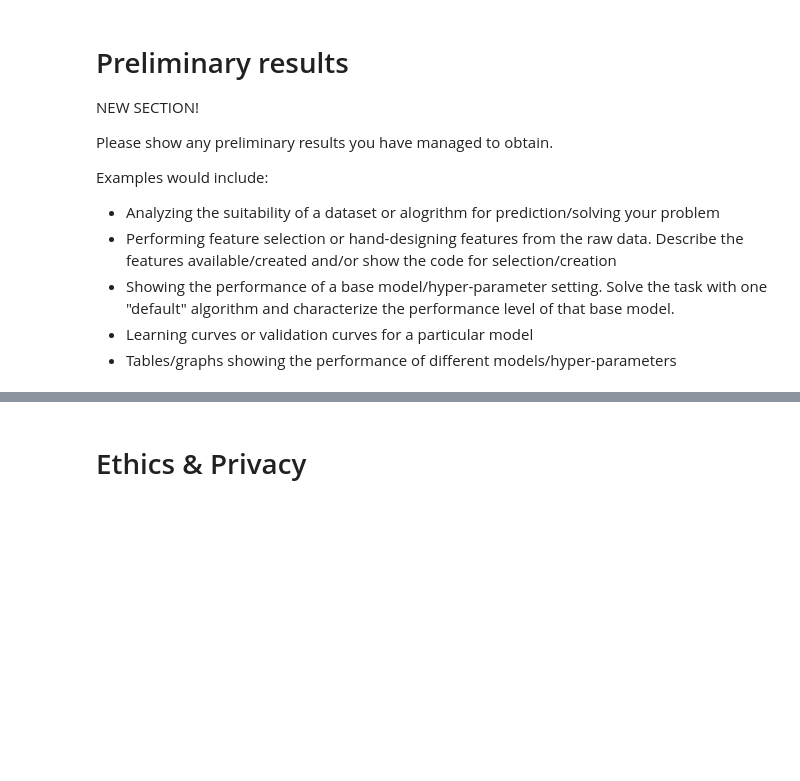
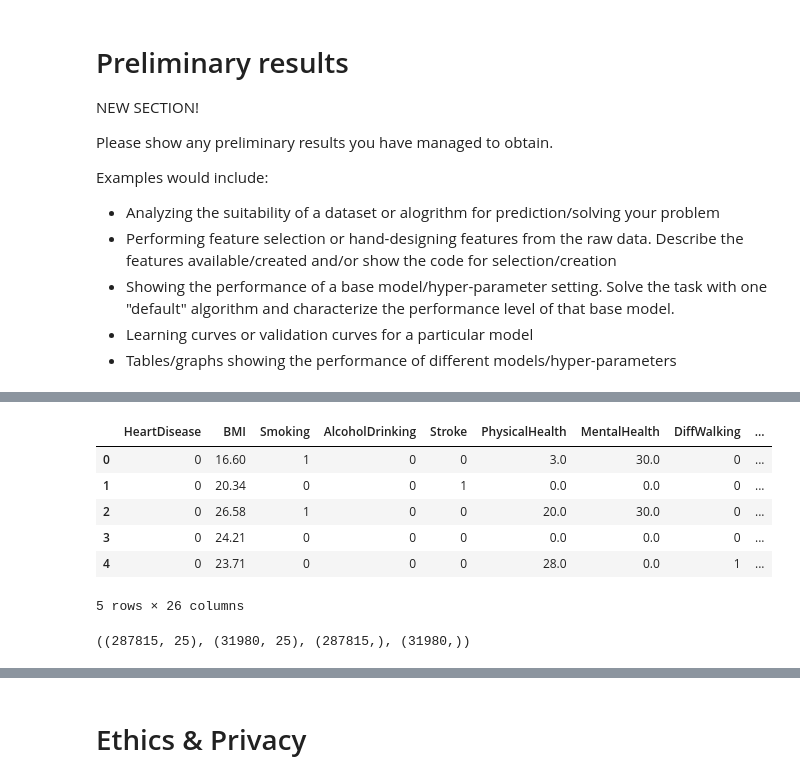
Before and after one commit to COGS118A/Group050-Sp22, a Jupyter notebook: Checkpoint_group050.ipynb, the cells around one changed output, grey strips where cells are left out. Cells and saved outputs as stored; diff of their text form; code cells hidden in the pictures; blank space fills up the shorter version.

```diff
--- a/Checkpoint_group050.ipynb
+++ b/Checkpoint_group050.ipynb
@@ -90,2 +148,35 @@ df['Age'] = df['Age'].apply(encode_age)
+# %%
+# Yes/No Convertion
+df['HeartDisease'] = df['HeartDisease'].apply(yes_no_to_binary)
+df['Smoking'] = df['Smoking'].apply(yes_no_to_binary)
+df['AlcoholDrinking'] = df['AlcoholDrinking'].apply(yes_no_to_binary)
+df['Stroke'] = df['Stroke'].apply(yes_no_to_binary)
+df['DiffWalking'] = df['DiffWalking'].apply(yes_no_to_binary)
+df['PhysicalActivity'] = df['PhysicalActivity'].apply(yes_no_to_binary)
+df['Asthma'] = df['Asthma'].apply(yes_no_to_binary)
+df['KidneyDisease'] = df['KidneyDisease'].apply(yes_no_to_binary)
+df['SkinCancer'] = df['SkinCancer'].apply(yes_no_to_binary)
+
+# Dummy Variables Convertion
+dummy_race = pd.get_dummies(df['Race'])
+dummy_race.rename(columns={'American Indian/Alaskan Native':'American_Indian/Alaskan_Native'}, inplace=True)
+dummy_race.rename(columns={'Other':'Other_Race'}, inplace=True)
+df = pd.concat([df, dummy_race], axis=1).drop('Race', axis=1)
+
+dummy_diabetic = pd.get_dummies(df['Diabetic'])
+dummy_diabetic.rename(columns={'No, borderline diabetes':'No,Borderline_Diabetic'}, inplace=True)
+dummy_diabetic.rename(columns={'Yes (during pregnancy)':'Yes(during_pregnancy)'}, inplace=True)
+df = pd.concat([df, dummy_diabetic], axis=1).drop('Diabetic', axis=1)
+
+# Age Convertion
+df.rename(columns={'AgeCategory':'Age'}, inplace=True)
+df['Age'] = df['Age'].apply(encode_age)
+
+# Sex Convertion
+df.rename(columns={'Sex':'Male'}, inplace=True)
+df['Male'] = df['Male'].apply(sex_to_binary)
+
+# General Health Convertion
+df['GenHealth'] = df['GenHealth'].apply(genhealth_to_rank)
 # %% [markdown]
 ## EDA
@@ -145,0 +280,25 @@ Examples would include:
+# %%
+df.head()
+# %% [output]
+|  | HeartDisease | BMI | Smoking | AlcoholDrinking | Stroke | PhysicalHealth | MentalHealth | DiffWalking | ... |
+| 0 | 0 | 16.60 | 1 | 0 | 0 | 3.0 | 30.0 | 0 | ... |
+| 1 | 0 | 20.34 | 0 | 0 | 1 | 0.0 | 0.0 | 0 | ... |
+| 2 | 0 | 26.58 | 1 | 0 | 0 | 20.0 | 30.0 | 0 | ... |
+| 3 | 0 | 24.21 | 0 | 0 | 0 | 0.0 | 0.0 | 0 | ... |
+| 4 | 0 | 23.71 | 0 | 0 | 0 | 28.0 | 0.0 | 1 | ... |
+5 rows × 26 columns
+# %%
+from sklearn.model_selection import train_test_split
+
+# Note Column Names Are Not Included
+data = df.to_numpy()
+X = data[:,1:]
+y = data[:,0]
+
+# Split data (with stratified shuffle split)
+X_train, X_test, y_train, y_test = train_test_split(X, y, test_size=0.10, random_state=1, stratify=y)
+
+# Output shape of each dataset
+X_train.shape, X_test.shape, y_train.shape, y_test.shape
+# %% [output]
+((287815, 25), (31980, 25), (287815,), (31980,))
```
Also changed, not shown: parts of 16 cells of this notebook.
